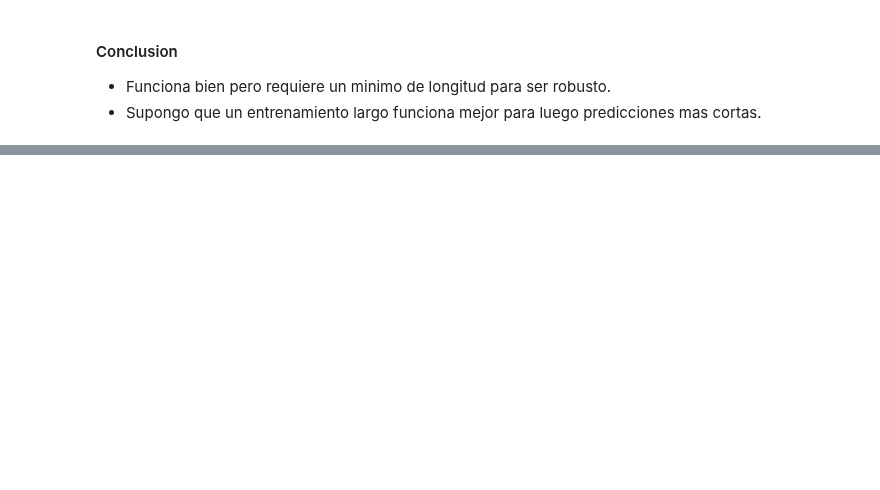
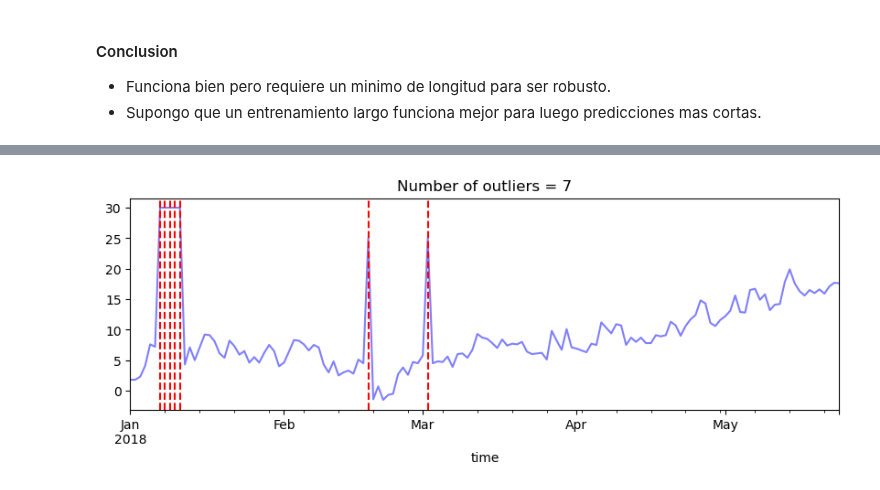
Before and after one commit to jmquintana79/utilsDS, a Jupyter notebook: notebooks/timeseries/timeseries_local_outliers_detection.ipynb, the cells around one changed output, grey strips where cells are left out. Drawn from its saved outputs; the diff is of its cells as text; code cells hidden in the pictures; blank space fills up the shorter version.

```diff
--- a/notebooks/timeseries/timeseries_local_outliers_detection.ipynb
+++ b/notebooks/timeseries/timeseries_local_outliers_detection.ipynb
@@ -175,0 +199,36 @@ plt.show()
+# %%
+# create data
+nsize_wrong = 5
+import random
+df = data[['tavg']].head(24*6)
+iii = random.choice((np.arange(len(df)-nsize_wrong)))
+df.loc[df.index.isin(df.iloc[[iii+i for i in range(nsize_wrong)]].index.tolist()), "tavg"] = 30.
+df.loc[df.index.isin(df.sample(2).index.tolist()), "tavg"] = 25.
+# predict
+df["diff"] = df['tavg'].diff()
+df["diff"] = df["diff"].bfill(limit=2).ffill(limit=2)
+df["zdiff"] = (df["diff"] - mean_train) / std_train
+df["is_out"] = (df["zdiff"] > 3)
+
+dts_pos = df[df["is_out"]].index.values
+dts = df.index.values
+for dt in dts_pos:
+    dtold = dts[np.where(dts==dt)[0][0]-1]
+    for dtnew in dts[np.where(dts==dt)[0][0]+1:]:
+        is_pos_new = (((df.loc[[dtold, dtnew]][["tavg"]].diff() - mean_train) / std_train).dropna() > 3)["tavg"].values.ravel()[0]
+        if is_pos_new:
+            df.loc[df.index == dtnew, "is_out"] = is_pos_new
+        else:
+            break
+
+
+# plot
+_, ax = plt.subplots(figsize = (10,3))
+df["tavg"].plot(ax=ax, color = 'blue', alpha = .5)
+#df["diff"].plot(ax=ax, color = 'red', alpha = .5)
+ax.set_title(f'Number of outliers = {len(df[df["is_out"]==True])}')
+for idt in df[df["is_out"]==True].index.tolist():
+    ax.axvline(idt, color = 'red', linestyle = '--')
+plt.show()
+# %% [output]
+[figure, added]
```
Also changed, not shown: parts of 9 cells of this notebook.
